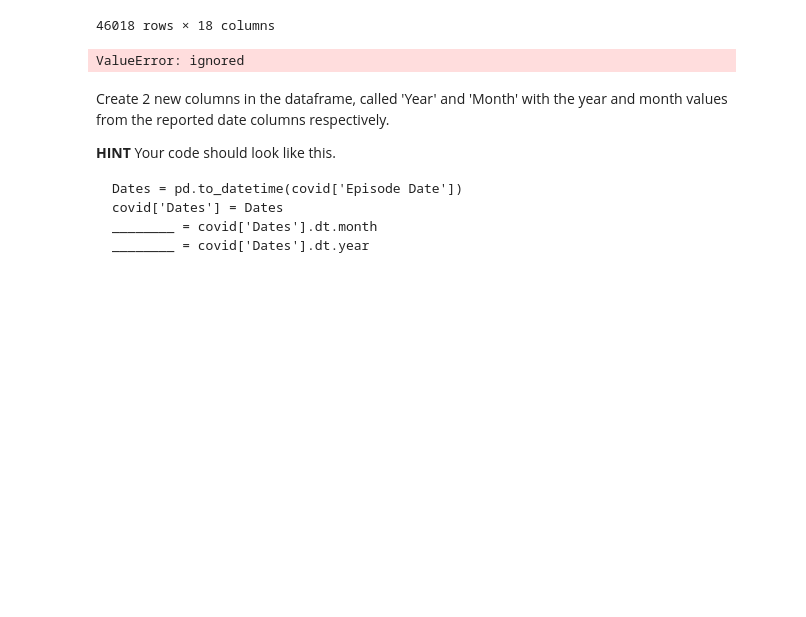
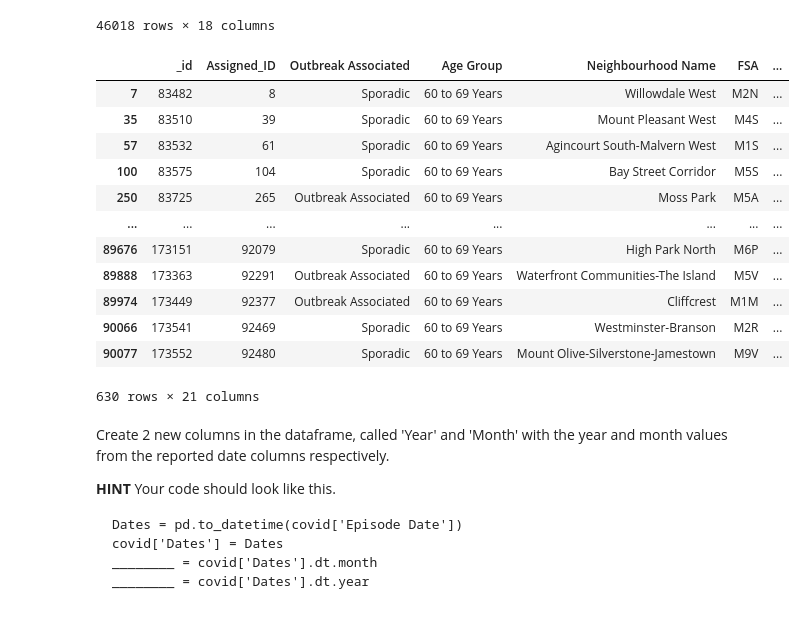
Before and after one commit to gtoubian/cce, a Jupyter notebook: Workshop_Pandas_Part_2.ipynb, the cells around one changed output. Cells and saved outputs as stored; diff of their text form; code cells hidden in the pictures; blank space fills up the shorter version.

```diff
--- a/Workshop_Pandas_Part_2.ipynb
+++ b/Workshop_Pandas_Part_2.ipynb
@@ -113,9 +113,21 @@ covid.loc[covid['Client Gender'] == 'FEMALE']
 | 90964 | 174439 | 93367 | Sporadic | 20 to 29 Years | East End-Danforth | M4E | ... |
 46018 rows × 18 columns
 # %%
-covid.loc[(covid['Client Gender'] == 'MALE') and (covid['Ever Hospitalized'] == 'YES') and (covid['Age Group'] == '60 to 69 Years')]
+covid[(covid['Client Gender'] == 'MALE') & (covid['Ever Hospitalized'] == 'Yes') & (covid['Age Group'] == '60 to 69 Years')]
 # %% [output]
+|  | _id | Assigned_ID | Outbreak Associated | Age Group | Neighbourhood Name | FSA | ... |
+| 7 | 83482 | 8 | Sporadic | 60 to 69 Years | Willowdale West | M2N | ... |
+| 35 | 83510 | 39 | Sporadic | 60 to 69 Years | Mount Pleasant West | M4S | ... |
+| 57 | 83532 | 61 | Sporadic | 60 to 69 Years | Agincourt South-Malvern West | M1S | ... |
+| 100 | 83575 | 104 | Sporadic | 60 to 69 Years | Bay Street Corridor | M5S | ... |
+| 250 | 83725 | 265 | Outbreak Associated | 60 to 69 Years | Moss Park | M5A | ... |
+| ... | ... | ... | ... | ... | ... | ... | ... |
+| 89676 | 173151 | 92079 | Sporadic | 60 to 69 Years | High Park North | M6P | ... |
+| 89888 | 173363 | 92291 | Outbreak Associated | 60 to 69 Years | Waterfront Communities-The Island | M5V | ... |
+| 89974 | 173449 | 92377 | Outbreak Associated | 60 to 69 Years | Cliffcrest | M1M | ... |
+| 90066 | 173541 | 92469 | Sporadic | 60 to 69 Years | Westminster-Branson | M2R | ... |
+| 90077 | 173552 | 92480 | Sporadic | 60 to 69 Years | Mount Olive-Silverstone-Jamestown | M9V | ... |
-ValueError: ignored
+630 rows × 21 columns
 # %% [markdown]
 Create 2 new columns in the dataframe, called 'Year' and 'Month' with the year and month values from the reported date columns respectively.
 
```
Also changed, not shown: parts of 3 cells of this notebook.
